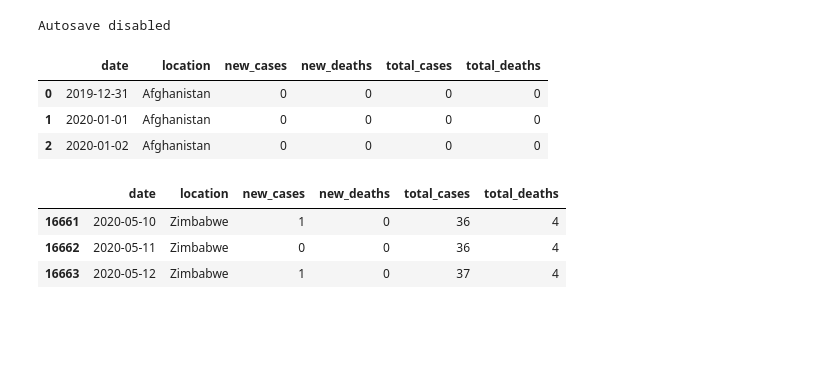
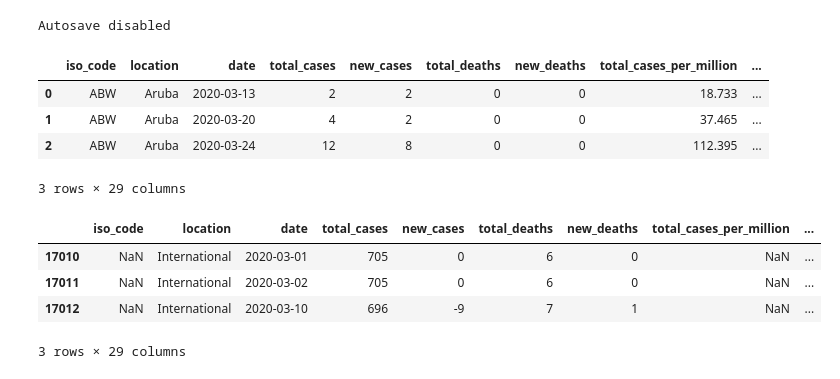
Before and after one commit to Nico-Facto/Covid-19, a Jupyter notebook: 00-Ts-Eval-Covid.ipynb, the cells around one changed output. Saved outputs shown, nothing was run; the diff lists cells and outputs as text; code cells hidden in the pictures; blank space fills up the shorter version.

Commit message:
data 2020-05-13

```diff
--- a/00-Ts-Eval-Covid.ipynb
+++ b/00-Ts-Eval-Covid.ipynb
@@ -1,28 +1,31 @@
 # %%
 %autosave 0
 import requests
 import io
 
 from datetime import date, timedelta
 
 ## scrap data from source
-url="https://covid.ourworldindata.org/data/ecdc/full_data.csv"
+url="https://covid.ourworldindata.org/data/owid-covid-data.csv"
+## https://covid.ourworldindata.org/data/ecdc/full_data.csv
 s=requests.get(url).content
 c=pd.read_csv(io.StringIO(s.decode('utf-8')))
 c.head(3)
 # %% [output]
 Autosave disabled
-|  | date | location | new_cases | new_deaths | total_cases | total_deaths |
-| 0 | 2019-12-31 | Afghanistan | 0 | 0 | 0 | 0 |
-| 1 | 2020-01-01 | Afghanistan | 0 | 0 | 0 | 0 |
-| 2 | 2020-01-02 | Afghanistan | 0 | 0 | 0 | 0 |
+|  | iso_code | location | date | total_cases | new_cases | total_deaths | new_deaths | total_cases_per_million | ... |
+| 0 | ABW | Aruba | 2020-03-13 | 2 | 2 | 0 | 0 | 18.733 | ... |
+| 1 | ABW | Aruba | 2020-03-20 | 4 | 2 | 0 | 0 | 37.465 | ... |
+| 2 | ABW | Aruba | 2020-03-24 | 12 | 8 | 0 | 0 | 112.395 | ... |
+3 rows × 29 columns
 # %%
 c.tail(3)
 # %% [output]
-|  | date | location | new_cases | new_deaths | total_cases | total_deaths |
-| 16661 | 2020-05-10 | Zimbabwe | 1 | 0 | 36 | 4 |
-| 16662 | 2020-05-11 | Zimbabwe | 0 | 0 | 36 | 4 |
-| 16663 | 2020-05-12 | Zimbabwe | 1 | 0 | 37 | 4 |
+|  | iso_code | location | date | total_cases | new_cases | total_deaths | new_deaths | total_cases_per_million | ... |
+| 17010 | NaN | International | 2020-03-01 | 705 | 0 | 6 | 0 | NaN | ... |
+| 17011 | NaN | International | 2020-03-02 | 705 | 0 | 6 | 0 | NaN | ... |
+| 17012 | NaN | International | 2020-03-10 | 696 | -9 | 7 | 1 | NaN | ... |
+3 rows × 29 columns
 # %%
 ## dump the file for using it in other nb
 c.to_csv(f"AzureSC\\Base_Files\\full_data{date.today()}.csv", index=False)
```
Also changed, not shown: parts of 2 cells of this notebook, 6 other files.
